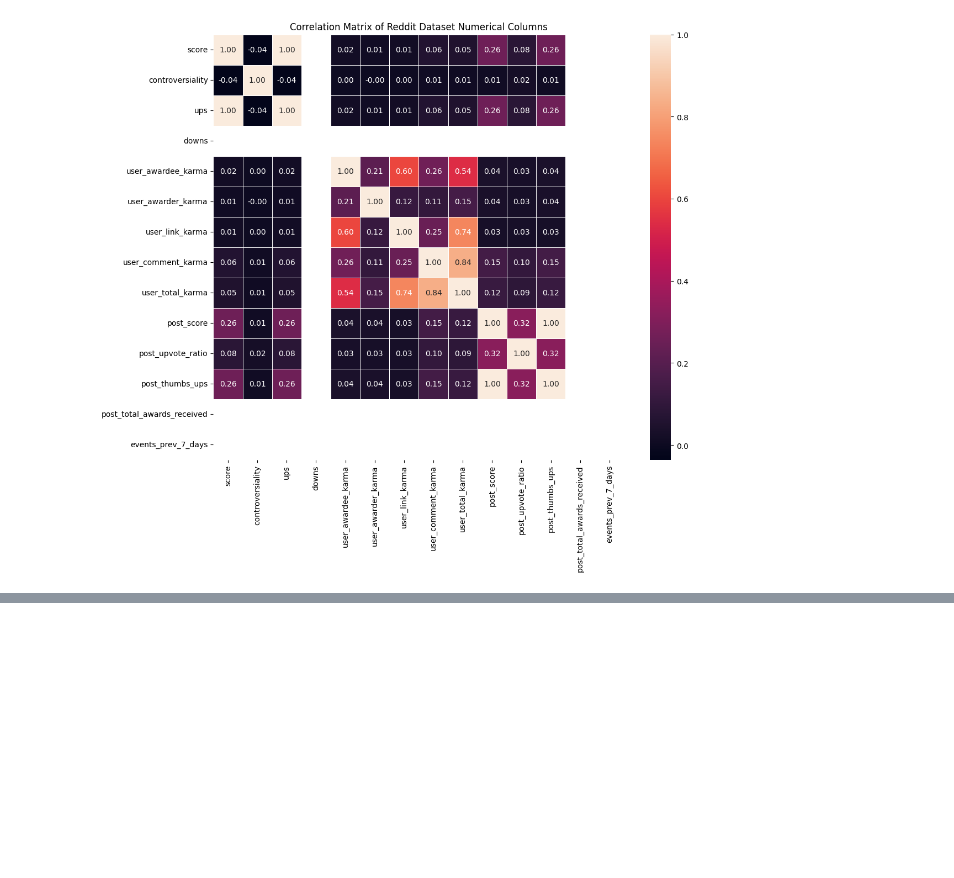
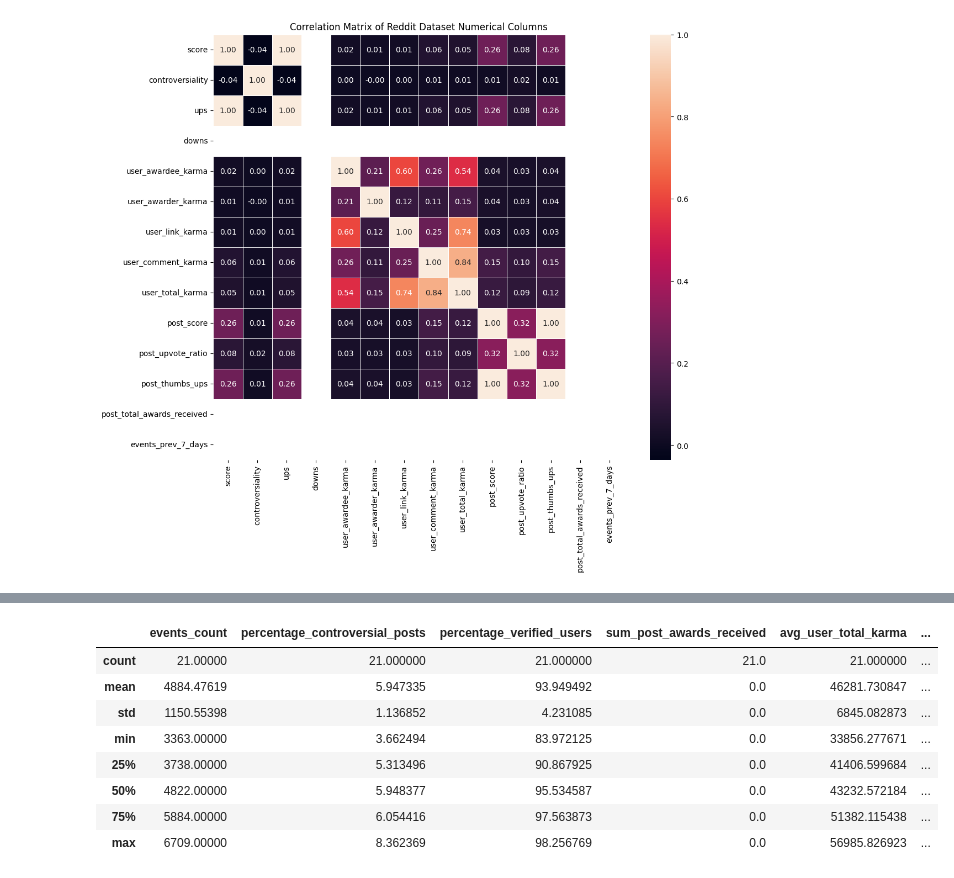
Before and after one commit to kitkatmia/mtfc_2023, a Jupyter notebook: analysis/multi_tree_models.ipynb, the cells around one changed output, grey strips where cells are left out. Cells and saved outputs as stored; diff of their text form; code cells hidden in the pictures; blank space fills up the shorter version.

```diff
--- a/analysis/multi_tree_models.ipynb
+++ b/analysis/multi_tree_models.ipynb
@@ -141,0 +210,12 @@ plt.show()
+# %%
+seven_days_avg_df.describe()
+# %% [output]
+|  | events_count | percentage_controversial_posts | percentage_verified_users | sum_post_awards_received | avg_user_total_karma | ... |
+| count | 21.00000 | 21.000000 | 21.000000 | 21.0 | 21.000000 | ... |
+| mean | 4884.47619 | 5.947335 | 93.949492 | 0.0 | 46281.730847 | ... |
+| std | 1150.55398 | 1.136852 | 4.231085 | 0.0 | 6845.082873 | ... |
+| min | 3363.00000 | 3.662494 | 83.972125 | 0.0 | 33856.277671 | ... |
+| 25% | 3738.00000 | 5.313496 | 90.867925 | 0.0 | 41406.599684 | ... |
+| 50% | 4822.00000 | 5.948377 | 95.534587 | 0.0 | 43232.572184 | ... |
+| 75% | 5884.00000 | 6.054416 | 97.563873 | 0.0 | 51382.115438 | ... |
+| max | 6709.00000 | 8.362369 | 98.256769 | 0.0 | 56985.826923 | ... |
```
Also changed, not shown: parts of 9 cells of this notebook, 1 other file.
